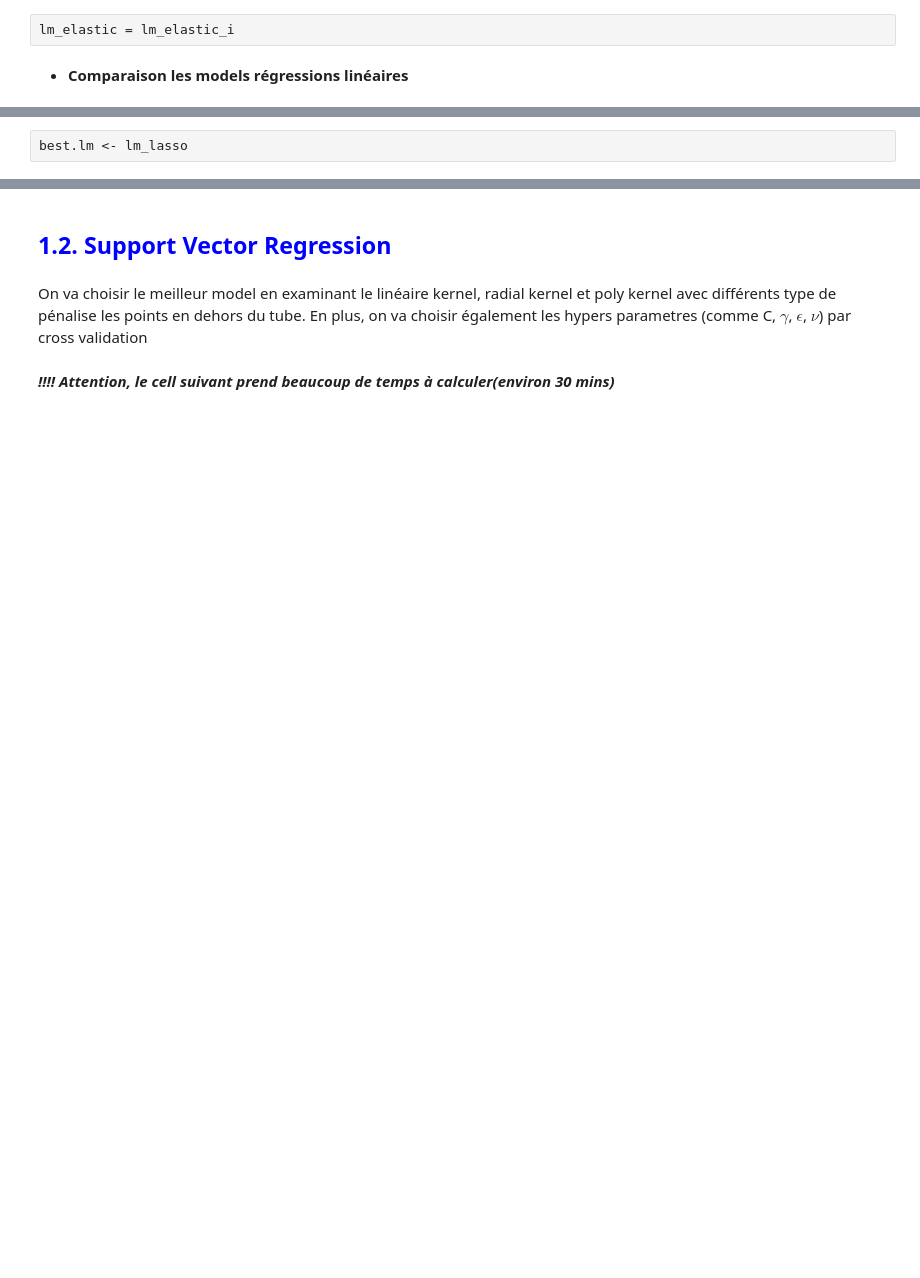
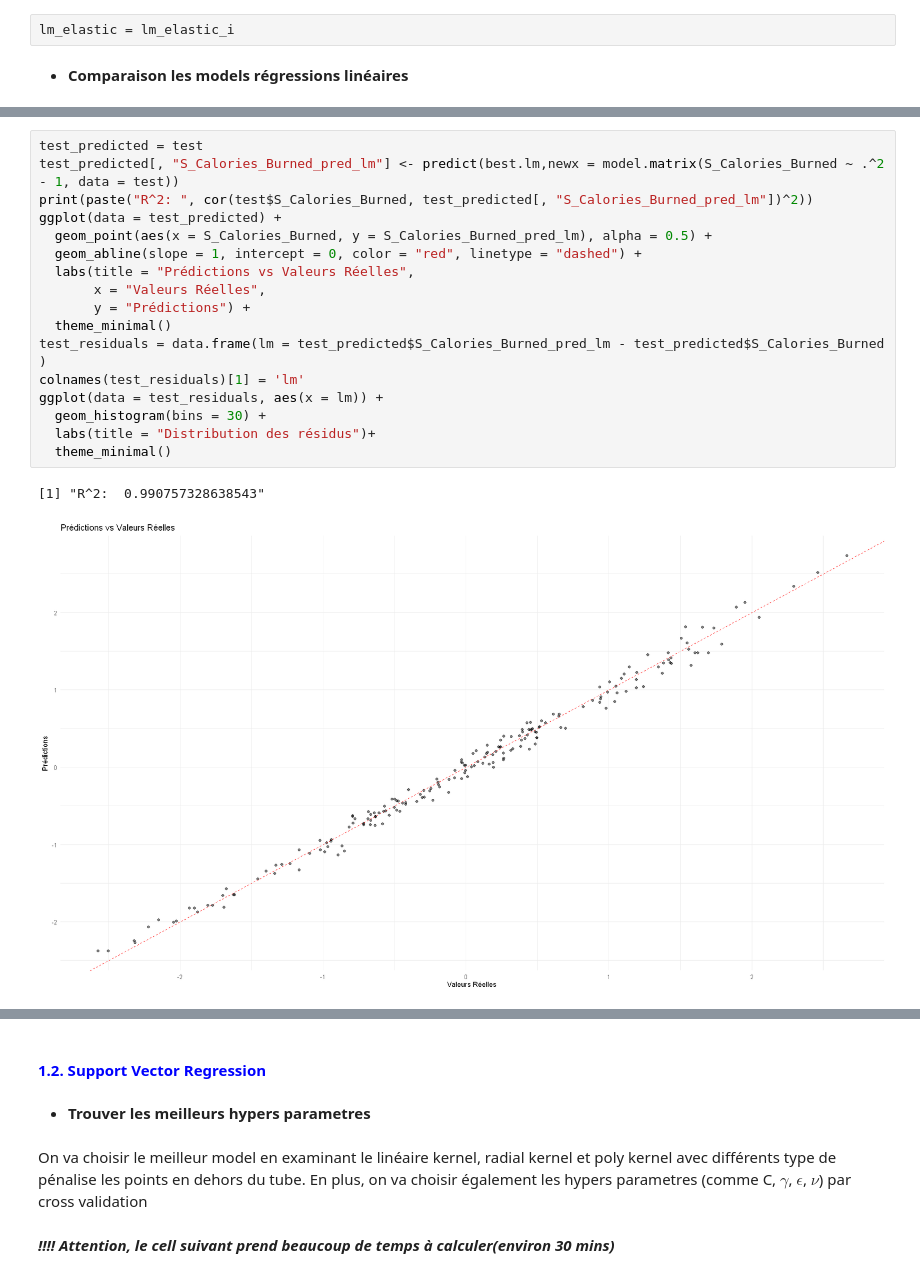
Before and after one commit to Anhquannnnnn/Machine-Learning, a Jupyter notebook: R.ipynb, the cells around one changed output, grey strips where cells are left out. Drawn from its saved outputs; the diff is of its cells as text; blank space fills up the shorter version.

```diff
--- a/R.ipynb
+++ b/R.ipynb
@@ -621,2 +577,0 @@ A data.frame: 4 × 3
-# %%
-best.lm <- lm_lasso
@@ -622,0 +582,20 @@ best.lm <- lm_lasso
+# %%
+test_predicted = test
+test_predicted[, "S_Calories_Burned_pred_lm"] <- predict(best.lm,newx = model.matrix(S_Calories_Burned ~ .^2 - 1, data = test))
+print(paste("R^2: ", cor(test$S_Calories_Burned, test_predicted[, "S_Calories_Burned_pred_lm"])^2))
+ggplot(data = test_predicted) +
+  geom_point(aes(x = S_Calories_Burned, y = S_Calories_Burned_pred_lm), alpha = 0.5) +
+  geom_abline(slope = 1, intercept = 0, color = "red", linetype = "dashed") +
+  labs(title = "Prédictions vs Valeurs Réelles",
+       x = "Valeurs Réelles",
+       y = "Prédictions") +
+  theme_minimal()
+test_residuals = data.frame(lm = test_predicted$S_Calories_Burned_pred_lm - test_predicted$S_Calories_Burned )
+colnames(test_residuals)[1] = 'lm'
+ggplot(data = test_residuals, aes(x = lm)) +
+  geom_histogram(bins = 30) +
+  labs(title = "Distribution des résidus")+
+  theme_minimal()
+# %% [output]
+[1] "R^2:  0.990757328638543"
+[figure, added]
@@ -623,5 +603,7 @@ best.lm <- lm_lasso
 # %% [markdown]
-## <FONT COLOR="Blue">1.2. Support Vector Regression</font>
+#### <FONT COLOR="Blue">1.2. Support Vector Regression</font>
+# %% [markdown]
+- **Trouver les meilleurs hypers parametres**
 # %% [markdown]
 On va choisir le meilleur model en examinant le linéaire kernel, radial kernel et poly kernel avec différents type de pénalise les points en dehors du tube. En plus, on va choisir également les hypers parametres (comme C, $\gamma$, $\epsilon$, $\nu$) par cross validation
 # %% [markdown]
```
Also changed, not shown: parts of 70 cells of this notebook.
